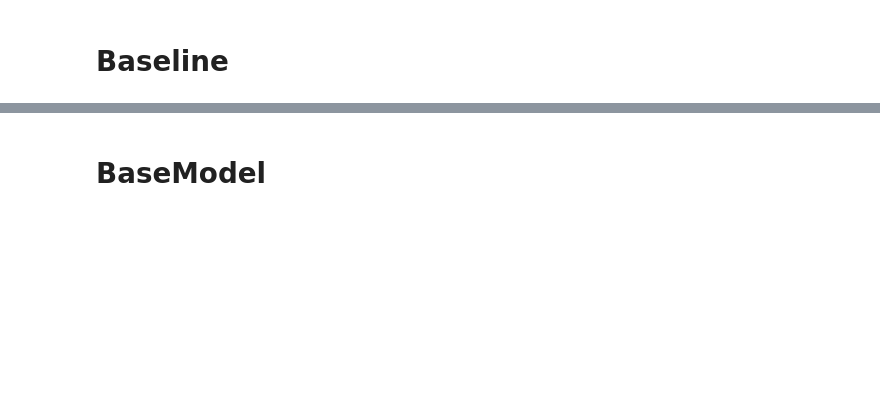
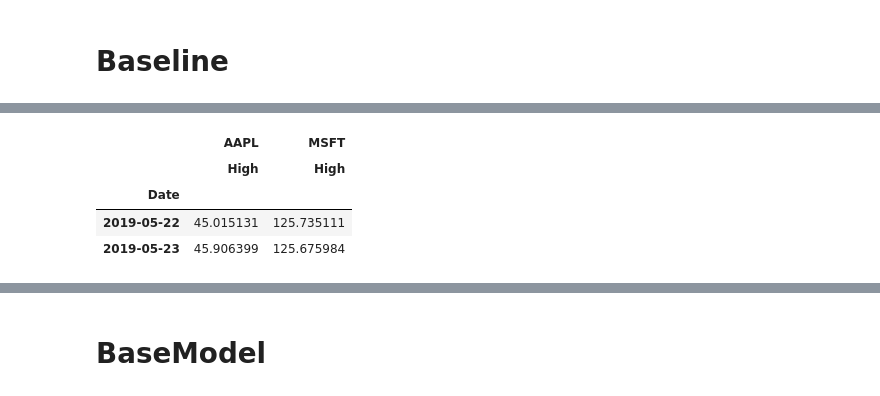
Before and after one commit to langflow-ai/wavy, a Jupyter notebook: notebooks/bovespa_analysis.ipynb, the cells around one changed output, grey strips where cells are left out. Cells and saved outputs as stored; diff of their text form; code cells hidden in the pictures; blank space fills up the shorter version.

```diff
--- a/notebooks/bovespa_analysis.ipynb
+++ b/notebooks/bovespa_analysis.ipynb
@@ -46,0 +87,8 @@ timepanel.test.y[0]
+# %%
+predicted[2]
+# %% [output]
+|  | AAPL | MSFT |
+|  | High | High |
+| Date |  |  |
+| 2019-05-22 | 45.015131 | 125.735111 |
+| 2019-05-23 | 45.906399 | 125.675984 |
```
Also changed, not shown: parts of 14 cells of this notebook, 3 other files.
